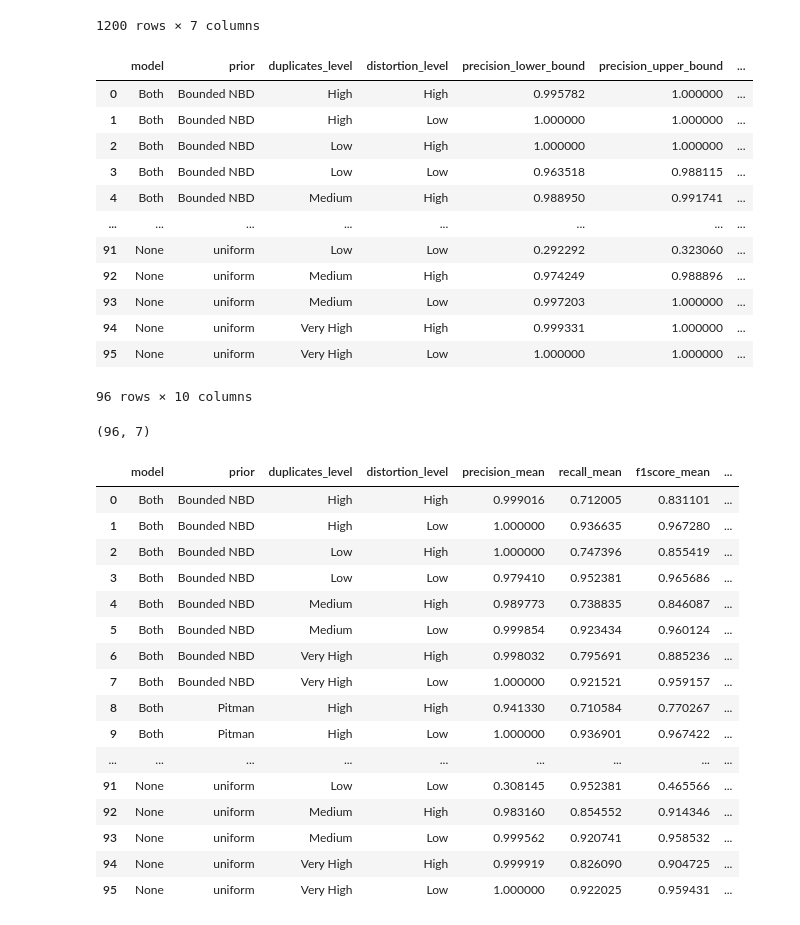
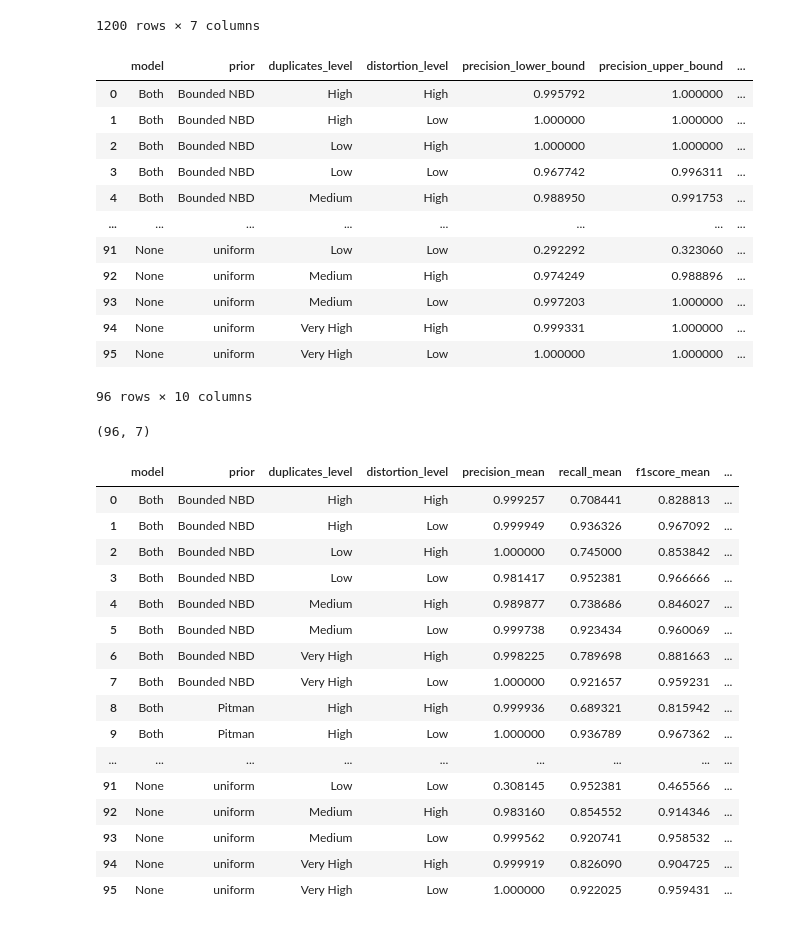
Before and after one commit to Emily0630/exchanger_data_collector, a Jupyter notebook: clean_data.ipynb, the cells around one changed output. Drawn from its saved outputs; the diff is of its cells as text; code cells hidden in the pictures.

Commit message:
finish abnormal data

```diff
--- a/clean_data.ipynb
+++ b/clean_data.ipynb
@@ -226,3 +226,6 @@ data_cleaned.to_csv("clean_data50.csv")
 # total_count = df_selected[['model', 'prior', 'replicates']].value_counts() # Sorting by index (the number) for better readability
 # print("Total count across selected columns:")
 # print(total_count)
+# %%
+pd.set_option('display.max_rows', None)
+data_cleaned[(data_cleaned['model'] == "Both") &  (data_cleaned['prior'] == "Pitman") &  (data_cleaned['distortion_level'] == "High")]
@@ -271,7 +292,7 @@ missing_combinations
 pd.set_option('display.max_rows', 10)
 # %%
 # Group by the specified columns and compute mean and standard deviation for precision, recall, and f1score
-grouped_data = data_final.groupby(['model', 'prior', 'duplicates_level', 'distortion_level'])
+grouped_data = data_cleaned.groupby(['model', 'prior', 'duplicates_level', 'distortion_level'])
 
 # Compute mean
 mean_values = grouped_data[['precision', 'recall', 'f1score']].mean().reset_index()
@@ -291,38 +312,38 @@ std_dev_values.rename(columns={
     'f1score': 'f1score_std'}, inplace=True)
 
 # Display the mean values
 mean_values.head(), std_dev_values.head()
 
 # Define the metrics you want to calculate the bounds for
 metrics = ['precision', 'recall', 'f1score']
 
 # Initialize an empty DataFrame to store the bounds
 bounds_df = pd.DataFrame()
 
 # Calculate the lower and upper bounds for each metric
 for metric in metrics:
     # Calculate the quantiles for the current metric
     bounds = grouped_data[metric].quantile([0.025, 0.975]).unstack(level=-1)
 
     # Rename columns to reflect the metric and bound type
     bounds.columns = [f'{metric}_lower_bound', f'{metric}_upper_bound']
 
     # If bounds_df is empty, initialize it with the current bounds
     if bounds_df.empty:
         bounds_df = bounds.reset_index()
     else:
         # Otherwise, merge the new bounds into the existing DataFrame
         bounds_df = bounds_df.merge(bounds.reset_index(), on=['model', 'prior', 'duplicates_level', 'distortion_level'])
 
 # Now you have a DataFrame with lower and upper bounds for each metric
 bounds_df
 # %% [output]
 |  | model | prior | duplicates_level | distortion_level | precision_lower_bound | precision_upper_bound | ... |
-| 0 | Both | Bounded NBD | High | High | 0.995782 | 1.000000 | ... |
+| 0 | Both | Bounded NBD | High | High | 0.995792 | 1.000000 | ... |
 | 1 | Both | Bounded NBD | High | Low | 1.000000 | 1.000000 | ... |
 | 2 | Both | Bounded NBD | Low | High | 1.000000 | 1.000000 | ... |
-| 3 | Both | Bounded NBD | Low | Low | 0.963518 | 0.988115 | ... |
-| 4 | Both | Bounded NBD | Medium | High | 0.988950 | 0.991741 | ... |
+| 3 | Both | Bounded NBD | Low | Low | 0.967742 | 0.996311 | ... |
+| 4 | Both | Bounded NBD | Medium | High | 0.988950 | 0.991753 | ... |
 | ... | ... | ... | ... | ... | ... | ... | ... |
 | 91 | None | uniform | Low | Low | 0.292292 | 0.323060 | ... |
 | 92 | None | uniform | Medium | High | 0.974249 | 0.988896 | ... |
@@ -347,16 +368,16 @@ pd.set_option('display.max_rows', None)
 combined_data
 # %% [output]
 |  | model | prior | duplicates_level | distortion_level | precision_mean | recall_mean | f1score_mean | ... |
-| 0 | Both | Bounded NBD | High | High | 0.999016 | 0.712005 | 0.831101 | ... |
-| 1 | Both | Bounded NBD | High | Low | 1.000000 | 0.936635 | 0.967280 | ... |
-| 2 | Both | Bounded NBD | Low | High | 1.000000 | 0.747396 | 0.855419 | ... |
-| 3 | Both | Bounded NBD | Low | Low | 0.979410 | 0.952381 | 0.965686 | ... |
-| 4 | Both | Bounded NBD | Medium | High | 0.989773 | 0.738835 | 0.846087 | ... |
-| 5 | Both | Bounded NBD | Medium | Low | 0.999854 | 0.923434 | 0.960124 | ... |
-| 6 | Both | Bounded NBD | Very High | High | 0.998032 | 0.795691 | 0.885236 | ... |
-| 7 | Both | Bounded NBD | Very High | Low | 1.000000 | 0.921521 | 0.959157 | ... |
-| 8 | Both | Pitman | High | High | 0.941330 | 0.710584 | 0.770267 | ... |
-| 9 | Both | Pitman | High | Low | 1.000000 | 0.936901 | 0.967422 | ... |
+| 0 | Both | Bounded NBD | High | High | 0.999257 | 0.708441 | 0.828813 | ... |
+| 1 | Both | Bounded NBD | High | Low | 0.999949 | 0.936326 | 0.967092 | ... |
+| 2 | Both | Bounded NBD | Low | High | 1.000000 | 0.745000 | 0.853842 | ... |
+| 3 | Both | Bounded NBD | Low | Low | 0.981417 | 0.952381 | 0.966666 | ... |
+| 4 | Both | Bounded NBD | Medium | High | 0.989877 | 0.738686 | 0.846027 | ... |
+| 5 | Both | Bounded NBD | Medium | Low | 0.999738 | 0.923434 | 0.960069 | ... |
+| 6 | Both | Bounded NBD | Very High | High | 0.998225 | 0.789698 | 0.881663 | ... |
+| 7 | Both | Bounded NBD | Very High | Low | 1.000000 | 0.921657 | 0.959231 | ... |
+| 8 | Both | Pitman | High | High | 0.999936 | 0.689321 | 0.815942 | ... |
+| 9 | Both | Pitman | High | Low | 1.000000 | 0.936789 | 0.967362 | ... |
 | ... | ... | ... | ... | ... | ... | ... | ... | ... |
 | 91 | None | uniform | Low | Low | 0.308145 | 0.952381 | 0.465566 | ... |
 | 92 | None | uniform | Medium | High | 0.983160 | 0.854552 | 0.914346 | ... |
```
Also changed, not shown: parts of 1 cell of this notebook, 5 other files.
